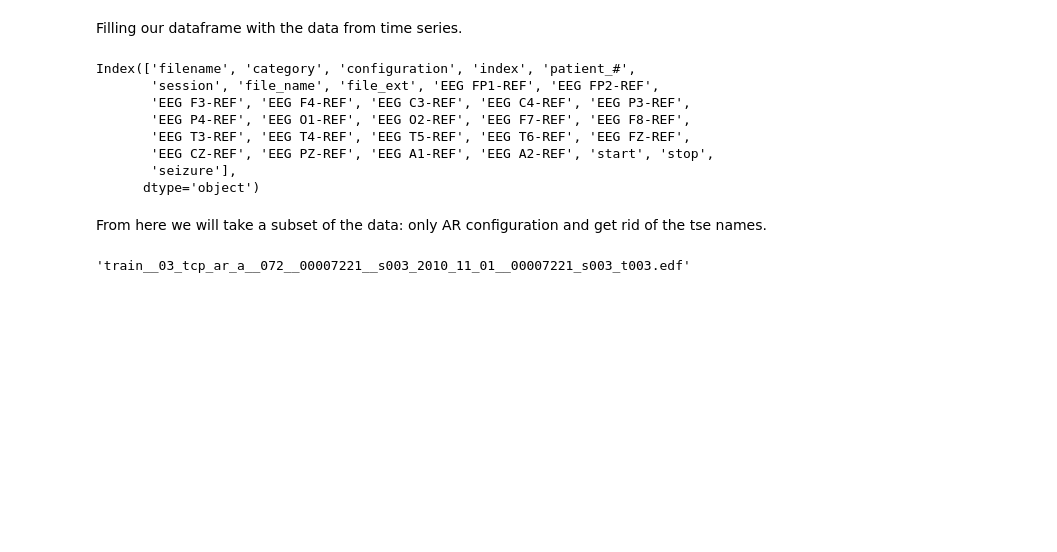
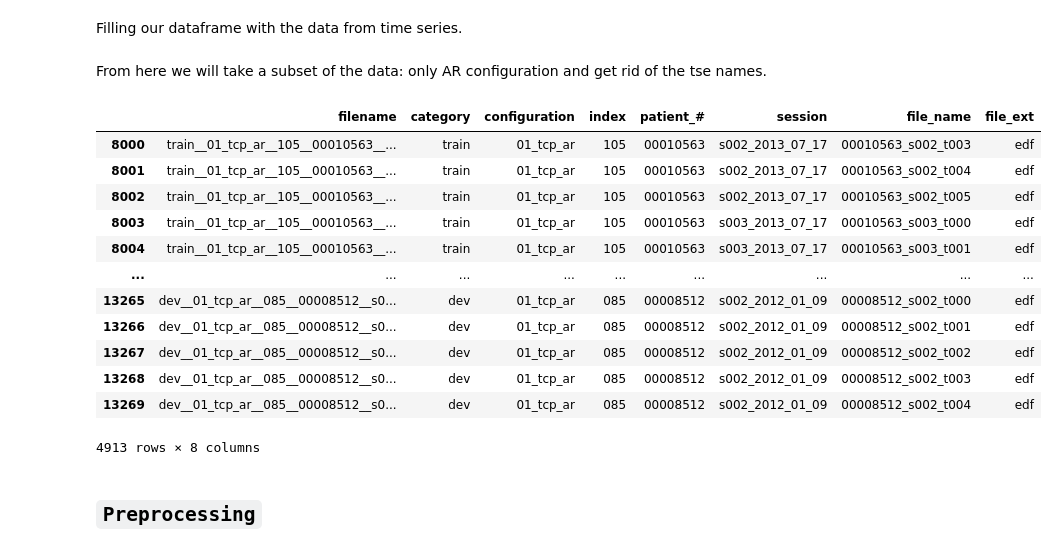
Before and after one commit to Janina712/MLTSA_FinalProject, a Jupyter notebook: Preprocess_pipeline.ipynb, the cells around one changed output. Cells and saved outputs as stored; diff of their text form; code cells hidden in the pictures; blank space fills up the shorter version.

```diff
--- a/Preprocess_pipeline.ipynb
+++ b/Preprocess_pipeline.ipynb
@@ -213,25 +220,26 @@ for i in range(0,len(channels)):
-# %%
-work_data = work_data.rename(columns = {'1_idk':'configuration','2_idk':'index','3_idk':'patient_#','4_idk':'session'})
-# %%
-#adding columns for stop and start of the seizure and seizure type
-work_data['start'] = 'NaN'
-work_data['stop'] = 'NaN'
-work_data['seizure'] = 'NaN'
-# %%
-work_data.columns
-# %% [output]
-Index(['filename', 'category', 'configuration', 'index', 'patient_#',
-       'session', 'file_name', 'file_ext', 'EEG FP1-REF', 'EEG FP2-REF',
-       'EEG F3-REF', 'EEG F4-REF', 'EEG C3-REF', 'EEG C4-REF', 'EEG P3-REF',
-       'EEG P4-REF', 'EEG O1-REF', 'EEG O2-REF', 'EEG F7-REF', 'EEG F8-REF',
-       'EEG T3-REF', 'EEG T4-REF', 'EEG T5-REF', 'EEG T6-REF', 'EEG FZ-REF',
-       'EEG CZ-REF', 'EEG PZ-REF', 'EEG A1-REF', 'EEG A2-REF', 'start', 'stop',
-       'seizure'],
-      dtype='object')
 # %% [markdown]
 From here we will take a subset of the data: only AR configuration and get rid of the tse names.
 # %%
-work_data_AR = work_data[work_data['configuration'] == '01_tcp_ar']
+work_data_AR = work_data[
+  (work_data['configuration'] == '01_tcp_ar') & \
+  (work_data['file_ext'] == 'edf')
+]
-# %%
-work_data_AR = work_data[work_data['file_ext'] == 'edf']
+# %%
+work_data_AR
+# %% [output]
+|  | filename | category | configuration | index | patient_# | session | file_name | file_ext |
+| 8000 | train__01_tcp_ar__105__00010563__... | train | 01_tcp_ar | 105 | 00010563 | s002_2013_07_17 | 00010563_s002_t003 | edf |
+| 8001 | train__01_tcp_ar__105__00010563__... | train | 01_tcp_ar | 105 | 00010563 | s002_2013_07_17 | 00010563_s002_t004 | edf |
+| 8002 | train__01_tcp_ar__105__00010563__... | train | 01_tcp_ar | 105 | 00010563 | s002_2013_07_17 | 00010563_s002_t005 | edf |
+| 8003 | train__01_tcp_ar__105__00010563__... | train | 01_tcp_ar | 105 | 00010563 | s003_2013_07_17 | 00010563_s003_t000 | edf |
+| 8004 | train__01_tcp_ar__105__00010563__... | train | 01_tcp_ar | 105 | 00010563 | s003_2013_07_17 | 00010563_s003_t001 | edf |
+| ... | ... | ... | ... | ... | ... | ... | ... | ... |
+| 13265 | dev__01_tcp_ar__085__00008512__s0... | dev | 01_tcp_ar | 085 | 00008512 | s002_2012_01_09 | 00008512_s002_t000 | edf |
+| 13266 | dev__01_tcp_ar__085__00008512__s0... | dev | 01_tcp_ar | 085 | 00008512 | s002_2012_01_09 | 00008512_s002_t001 | edf |
+| 13267 | dev__01_tcp_ar__085__00008512__s0... | dev | 01_tcp_ar | 085 | 00008512 | s002_2012_01_09 | 00008512_s002_t002 | edf |
+| 13268 | dev__01_tcp_ar__085__00008512__s0... | dev | 01_tcp_ar | 085 | 00008512 | s002_2012_01_09 | 00008512_s002_t003 | edf |
+| 13269 | dev__01_tcp_ar__085__00008512__s0... | dev | 01_tcp_ar | 085 | 00008512 | s002_2012_01_09 | 00008512_s002_t004 | edf |
+4913 rows × 8 columns
+# %% [markdown]
+## `Preprocessing`
 # %%
@@ -306,4 +291,0 @@ tryout = work_data_AR.head(1)
-# %%
-tryout['filename'][6000]
-# %% [output]
-'train__03_tcp_ar_a__072__00007221__s003_2010_11_01__00007221_s003_t003.edf'
```
Also changed, not shown: parts of 42 cells of this notebook.
